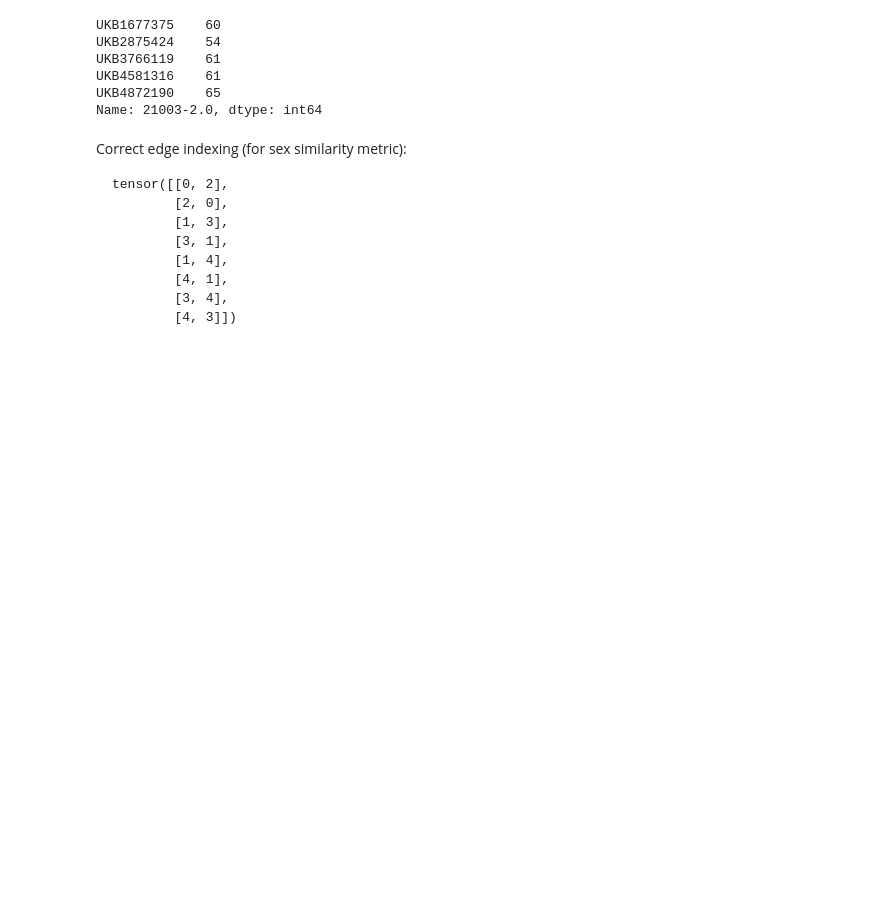
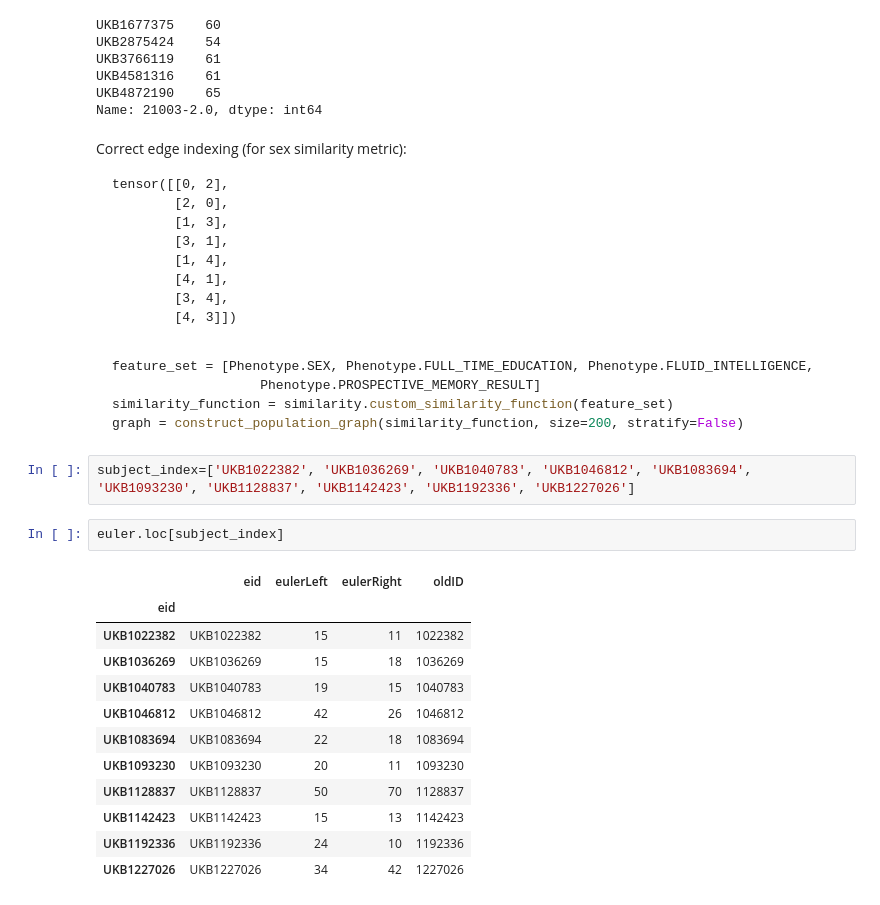
Before and after one commit to kamilest/brain-age-gnn, a Jupyter notebook: notebooks/verify_graph.ipynb, the cells around one changed output. Drawn from its saved outputs; the diff is of its cells as text; blank space fills up the shorter version.

````diff
--- a/notebooks/verify_graph.ipynb
+++ b/notebooks/verify_graph.ipynb
@@ -125,3 +125,27 @@ tensor([[0, 2],
         [3, 4],
         [4, 3]])
 ```
+# %% [markdown]
+```python
+feature_set = [Phenotype.SEX, Phenotype.FULL_TIME_EDUCATION, Phenotype.FLUID_INTELLIGENCE,
+                   Phenotype.PROSPECTIVE_MEMORY_RESULT]
+similarity_function = similarity.custom_similarity_function(feature_set)
+graph = construct_population_graph(similarity_function, size=200, stratify=False)
+```
+# %%
+subject_index=['UKB1022382', 'UKB1036269', 'UKB1040783', 'UKB1046812', 'UKB1083694', 'UKB1093230', 'UKB1128837', 'UKB1142423', 'UKB1192336', 'UKB1227026']
+# %%
+euler.loc[subject_index]
+# %% [output]
+|  | eid | eulerLeft | eulerRight | oldID |
+| eid |  |  |  |  |
+| UKB1022382 | UKB1022382 | 15 | 11 | 1022382 |
+| UKB1036269 | UKB1036269 | 15 | 18 | 1036269 |
+| UKB1040783 | UKB1040783 | 19 | 15 | 1040783 |
+| UKB1046812 | UKB1046812 | 42 | 26 | 1046812 |
+| UKB1083694 | UKB1083694 | 22 | 18 | 1083694 |
+| UKB1093230 | UKB1093230 | 20 | 11 | 1093230 |
+| UKB1128837 | UKB1128837 | 50 | 70 | 1128837 |
+| UKB1142423 | UKB1142423 | 15 | 13 | 1142423 |
+| UKB1192336 | UKB1192336 | 24 | 10 | 1192336 |
+| UKB1227026 | UKB1227026 | 34 | 42 | 1227026 |
````
Also changed, not shown: parts of 6 cells of this notebook, 1 other file.
